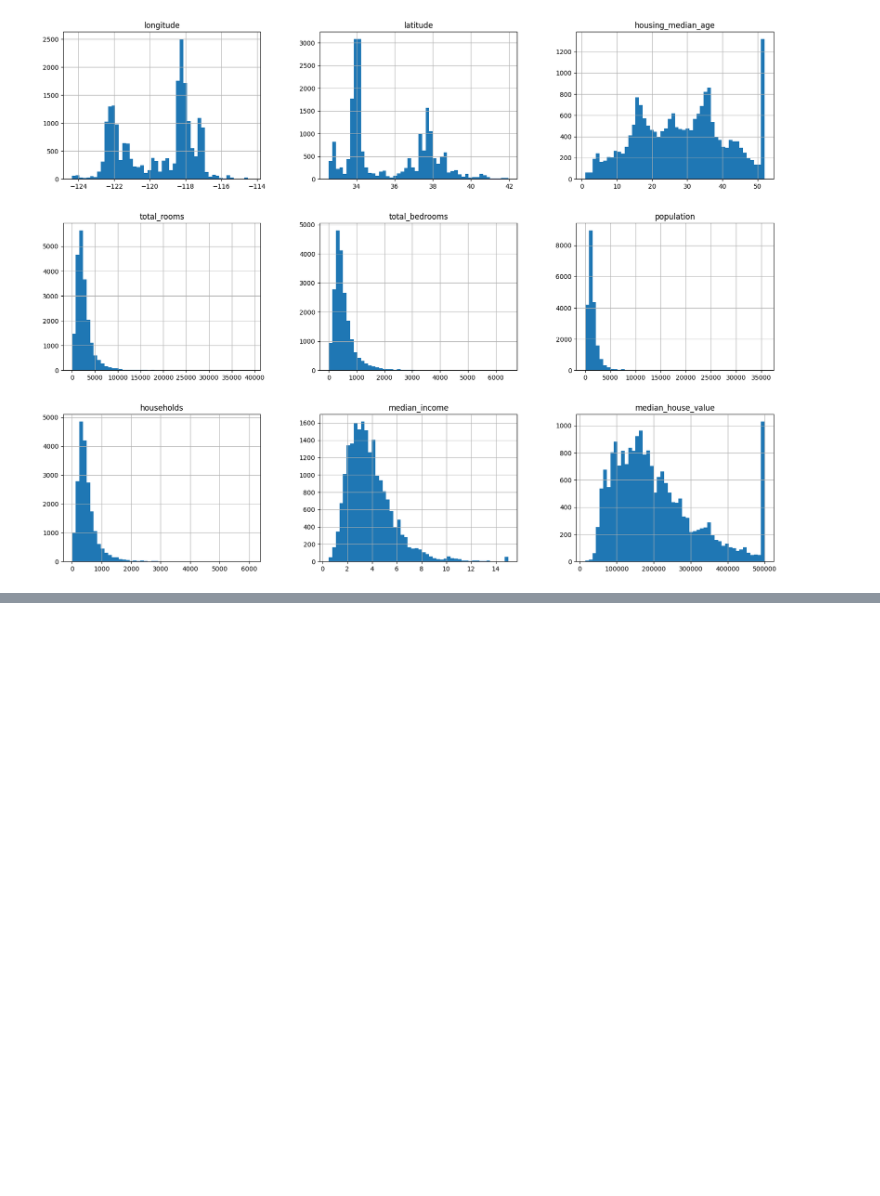
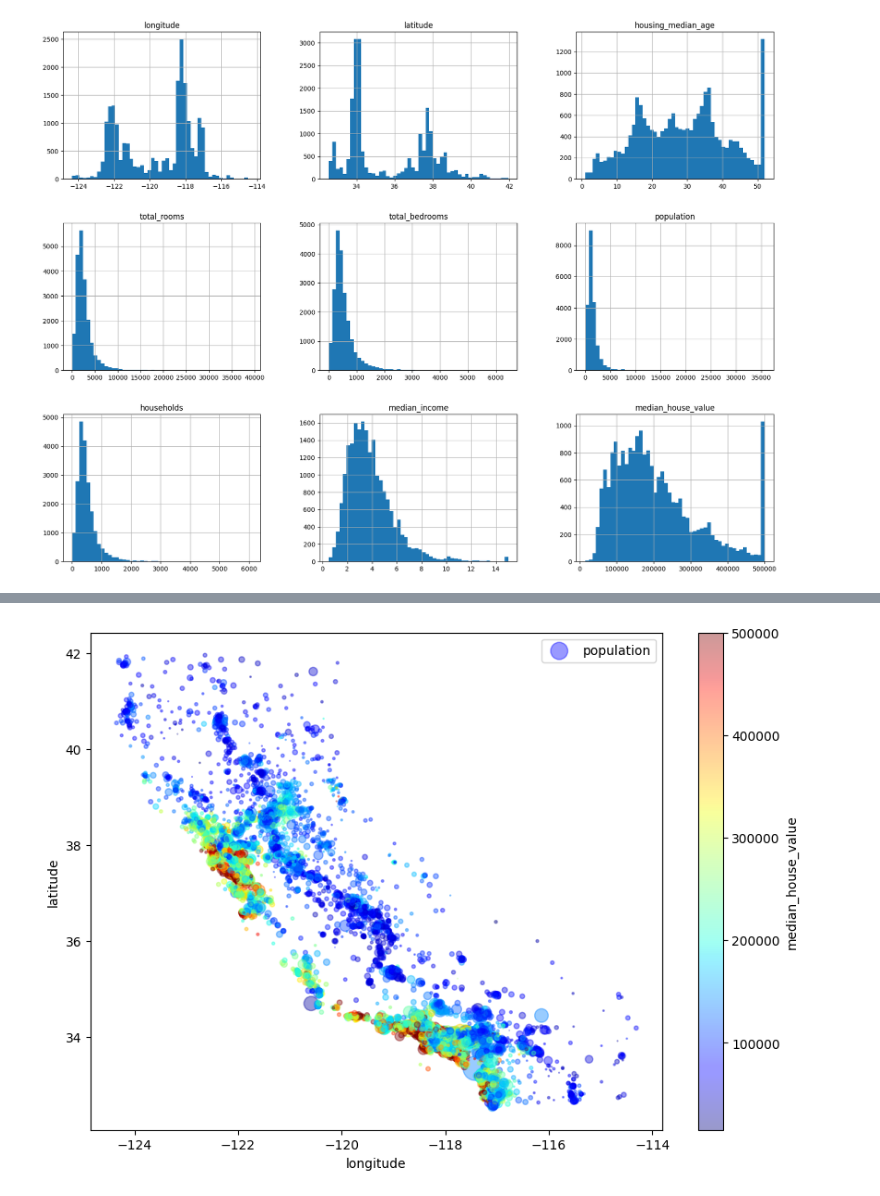
Before and after one commit to Algebra101/Housing-in-USA-1990-California-, a Jupyter notebook: housing.ipynb, the cells around one changed output, grey strips where cells are left out. Cells and saved outputs as stored; diff of their text form; code cells hidden in the pictures; blank space fills up the shorter version.

```diff
--- a/housing.ipynb
+++ b/housing.ipynb
@@ -67,0 +87,6 @@ plt.show()
+# %%
+#performing stratified sampling based on the income category
+split = StratifiedShuffleSplit(n_splits =1, test_size = 0.2, random_state =42)
+for train_index, test_index in split.split(housing,housing["income_cat"]):
+    strat_train_set = housing.loc[train_index]
+    strat_test_set = housing.loc[test_index]
@@ -67,0 +106,18 @@ plt.show()
+# %%
+#A copy of the dataset for visulisation
+housing = strat_train_set.copy()
+#A scatterplot showimg the population,density spread,median_house_value
+housing.plot(kind="scatter",
+             x="longitude",
+             y="latitude",
+             alpha=0.4,
+             s=housing["population"]/100,
+             label="population",
+             figsize=(10,7),
+             c="median_house_value",
+             cmap=plt.get_cmap("jet"),
+             colorbar=True,
+             );
+plt.legend();
+# %% [output]
+[figure, added]
```
Also changed, not shown: parts of 7 cells of this notebook.
